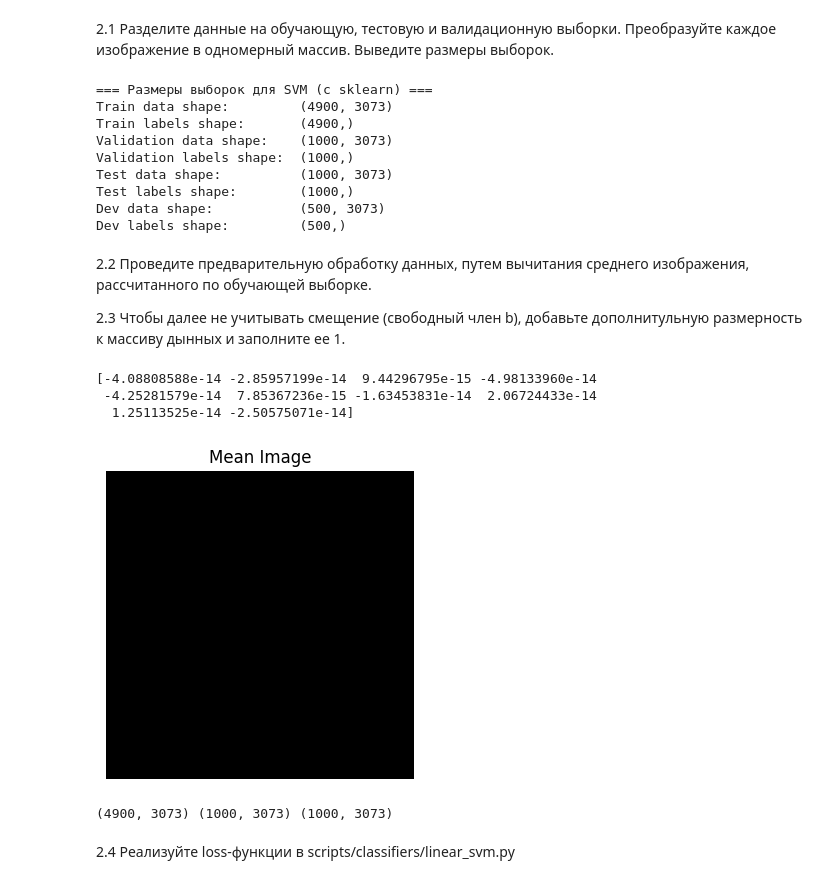
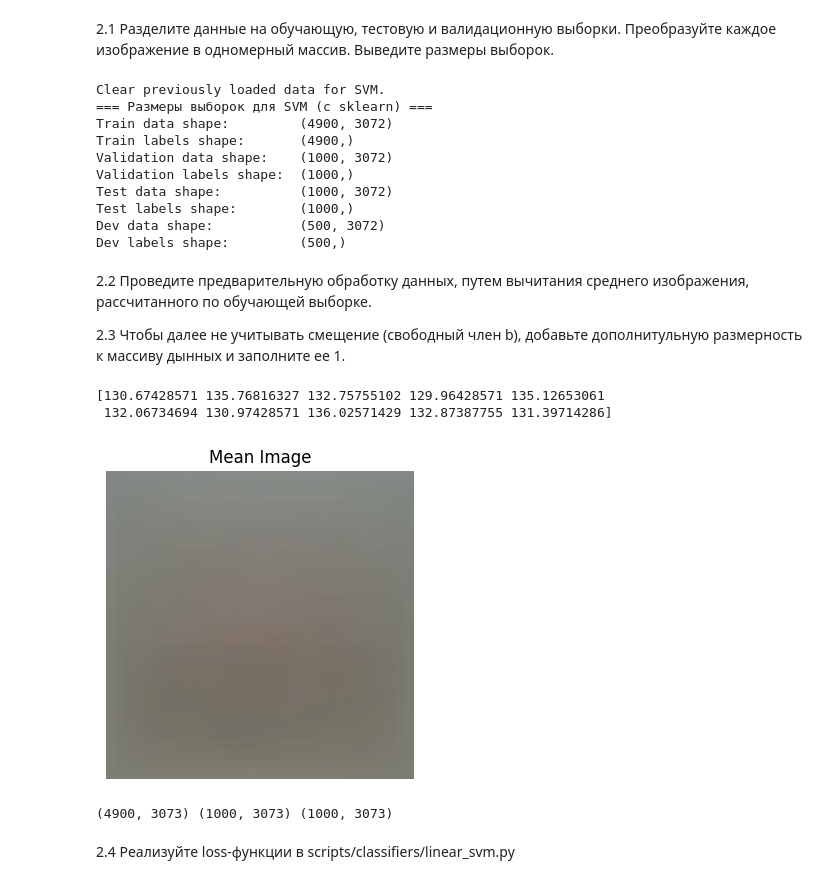
Before and after one commit to ArtemkaGh0st1k/TechArtInt, a Jupyter notebook: lab1/VasilevAS_6231_TAI_Lab1.ipynb, the cells around one changed output. Saved outputs shown, nothing was run; the diff lists cells and outputs as text; code cells hidden in the pictures.

```diff
--- a/lab1/VasilevAS_6231_TAI_Lab1.ipynb
+++ b/lab1/VasilevAS_6231_TAI_Lab1.ipynb
@@ -455,19 +455,6 @@ X_val = np.reshape(X_val, (X_val.shape[0], -1))
 X_test = np.reshape(X_test, (X_test.shape[0], -1))
 X_dev = np.reshape(X_dev, (X_dev.shape[0], -1))
 
-# вычитание среднего изображения
-mean_image = np.mean(X_train, axis=0)
-X_train -= mean_image
-X_val -= mean_image
-X_test -= mean_image
-X_dev -= mean_image
-
-# добавление столбца единиц
-X_train = np.hstack([X_train, np.ones((X_train.shape[0], 1))])
-X_val = np.hstack([X_val, np.ones((X_val.shape[0], 1))])
-X_test = np.hstack([X_test, np.ones((X_test.shape[0], 1))])
-X_dev = np.hstack([X_dev, np.ones((X_dev.shape[0], 1))])
-
 # вывод размеров получившихся выборок
 print('=== Размеры выборок для SVM (с sklearn) ===')
 print('Train data shape:        ', X_train.shape)
@@ -479,14 +466,15 @@ print('Test labels shape:       ', y_test.shape)
 print('Dev data shape:          ', X_dev.shape)
 print('Dev labels shape:        ', y_dev.shape)
 # %% [output]
+Clear previously loaded data for SVM.
 === Размеры выборок для SVM (с sklearn) ===
-Train data shape:         (4900, 3073)
+Train data shape:         (4900, 3072)
 Train labels shape:       (4900,)
-Validation data shape:    (1000, 3073)
+Validation data shape:    (1000, 3072)
 Validation labels shape:  (1000,)
-Test data shape:          (1000, 3073)
+Test data shape:          (1000, 3072)
 Test labels shape:        (1000,)
-Dev data shape:           (500, 3073)
+Dev data shape:           (500, 3072)
 Dev labels shape:         (500,)
 # %% [markdown]
 2.2 Проведите предварительную обработку данных, путем вычитания среднего изображения, рассчитанного  по обучающей выборке.
@@ -495,32 +483,30 @@ Dev labels shape:         (500,)
 # %%
 # --- 2.2 ---
 
 mean_image = np.mean(X_train, axis=0)
 print(mean_image[:10])
 
 plt.figure(figsize=(4,4))
 plt.imshow(mean_image[:3072].reshape((32,32,3)).astype('uint8'))
 plt.title('Mean Image')
 plt.axis('Off')
 plt.show()
 
 X_train -= mean_image
 X_val -= mean_image
 X_test -= mean_image
 
 # --- 2.3 ---
 
-if X_train.shape[1] == 3072:
-  X_train = np.hstack([X_train, np.ones((X_train.shape[0], 1))])
-  X_val = np.hstack([X_val, np.ones((X_val.shape[0], 1))])
-  X_test = np.hstack([X_test, np.ones((X_test.shape[0], 1))])
+X_train = np.hstack([X_train, np.ones((X_train.shape[0], 1))])
+X_val = np.hstack([X_val, np.ones((X_val.shape[0], 1))])
+X_test = np.hstack([X_test, np.ones((X_test.shape[0], 1))])
 
 print(X_train.shape, X_val.shape, X_test.shape)
 # %% [output]
-[-4.08808588e-14 -2.85957199e-14  9.44296795e-15 -4.98133960e-14
- -4.25281579e-14  7.85367236e-15 -1.63453831e-14  2.06724433e-14
-  1.25113525e-14 -2.50575071e-14]
+[130.67428571 135.76816327 132.75755102 129.96428571 135.12653061
+ 132.06734694 130.97428571 136.02571429 132.87387755 131.39714286]
-[figure, old version]
+[figure, new version]
 (4900, 3073) (1000, 3073) (1000, 3073)
 # %% [markdown]
 2.4 Реализуйте loss-функции в scripts/classifiers/linear_svm.py
```
Also changed, not shown: parts of 8 cells of this notebook.
